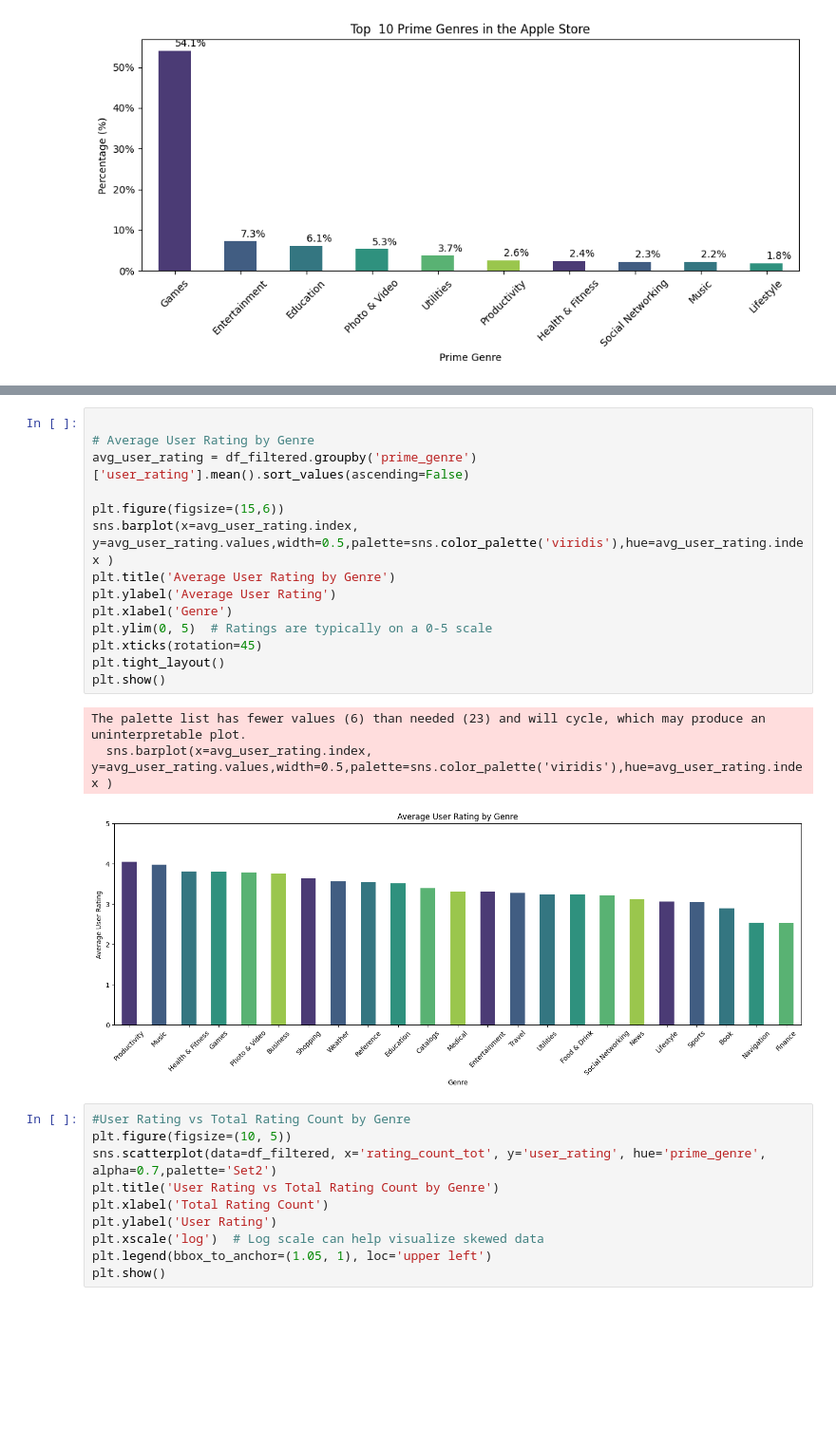
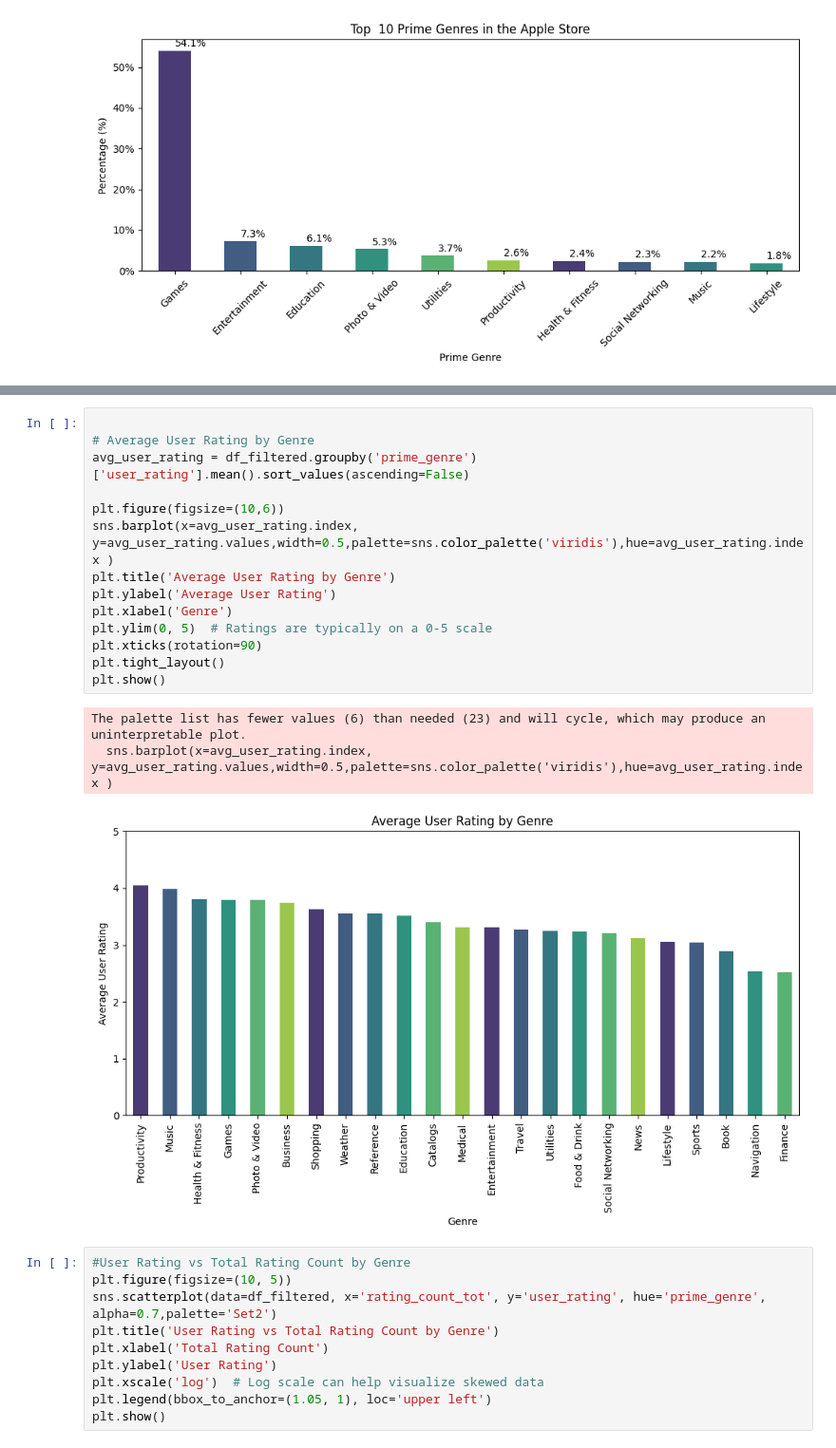
Before and after one commit to jeevithavijaykumar/Exploratory_data_analysis_using_pandas, a Jupyter notebook: AppleStore.ipynb, the cells around one changed output, grey strips where cells are left out. Shown: that part at 95% size. Drawn from its saved outputs; the diff is of its cells as text; blank space fills up the shorter version.

```diff
--- a/AppleStore.ipynb
+++ b/AppleStore.ipynb
@@ -147,21 +147,21 @@ The palette list has fewer values (6) than needed (23) and will cycle, which may
 # %%
 
 # Average User Rating by Genre
 avg_user_rating = df_filtered.groupby('prime_genre')['user_rating'].mean().sort_values(ascending=False)
 
-plt.figure(figsize=(15,6))
+plt.figure(figsize=(10,6))
 sns.barplot(x=avg_user_rating.index, y=avg_user_rating.values,width=0.5,palette=sns.color_palette('viridis'),hue=avg_user_rating.index )
 plt.title('Average User Rating by Genre')
 plt.ylabel('Average User Rating')
 plt.xlabel('Genre')
 plt.ylim(0, 5)  # Ratings are typically on a 0-5 scale
-plt.xticks(rotation=45)
+plt.xticks(rotation=90)
 plt.tight_layout()
 plt.show()
 # %% [output]
 The palette list has fewer values (6) than needed (23) and will cycle, which may produce an uninterpretable plot.
   sns.barplot(x=avg_user_rating.index, y=avg_user_rating.values,width=0.5,palette=sns.color_palette('viridis'),hue=avg_user_rating.index )
-[figure, old version]
+[figure, new version]
 # %%
 #User Rating vs Total Rating Count by Genre
 plt.figure(figsize=(10, 5))
```
Also changed, not shown: parts of 9 cells of this notebook.
